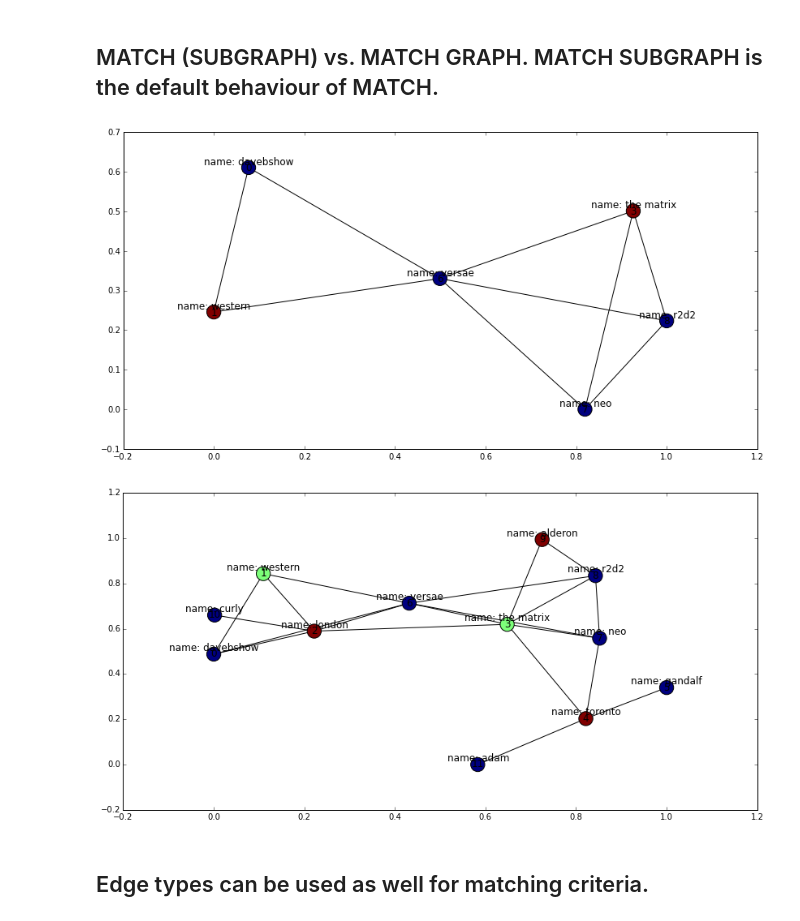
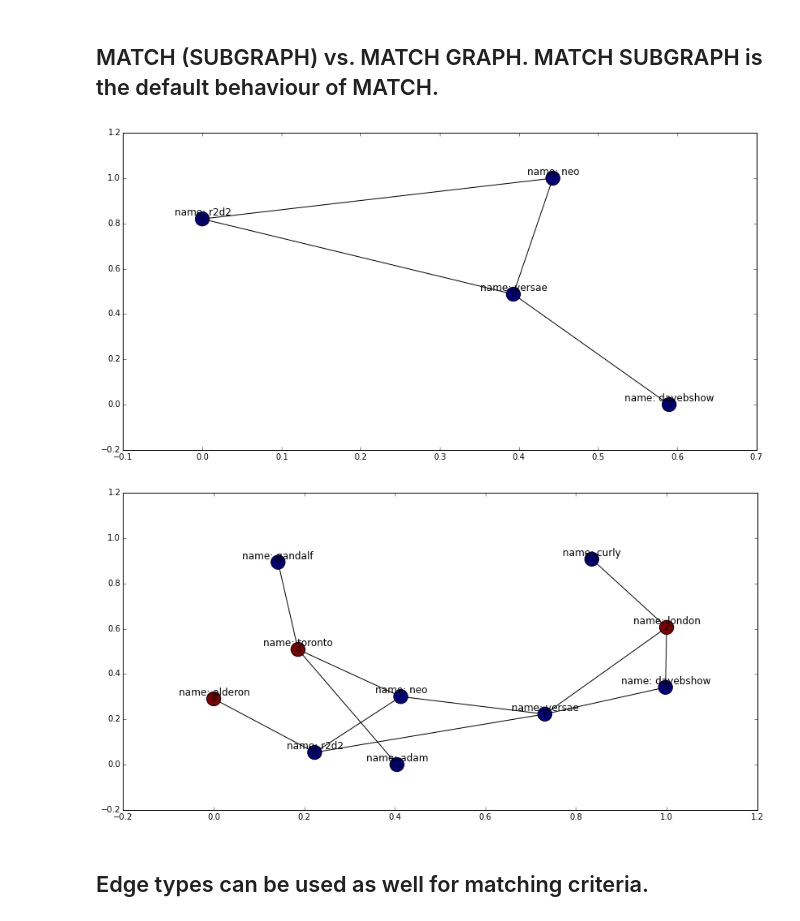
Before and after one commit to davebshow/projx, a Jupyter notebook: projx_demo.ipynb, the cells around one changed output. Saved outputs shown, nothing was run; the diff lists cells and outputs as text; code cells hidden in the pictures.

```diff
--- a/projx_demo.ipynb
+++ b/projx_demo.ipynb
@@ -294,21 +294,23 @@ print(json.dumps(px.parse_query("""
 subgraph = cursor.execute("""
     MATCH SUBGRAPH (p1:Person)-(i:Institution)-(p2:Person)
     PROJECT        (p1)-(p2)
+    DELETE         i
 """)
 px.draw_simple_graph(subgraph)
 # %% [output]
-[figure, old version]
+[figure, new version]
 # %%
 # We can use MATCH GRAPH to match patterns across the whole graph.
 # Notice how this retains the cities as well, and also affects the edge weight calculations.
 # This is more often used with TRANSFER and COMBINE (see previous examples).
 subgraph = cursor.execute("""
     MATCH GRAPH (p1:Person)-(i:Institution)-(p2:Person)
-    PROJECT (p1)-(p2)
+    PROJECT     (p1)-(p2)
+    DELETE      i
 """)
 px.draw_simple_graph(subgraph)
 # %% [output]
-[figure, old version]
+[figure, new version]
 # %% [markdown]
 ## Edge types can be used as well for matching criteria.
 # %%
```
Also changed, not shown: parts of 12 cells of this notebook.
